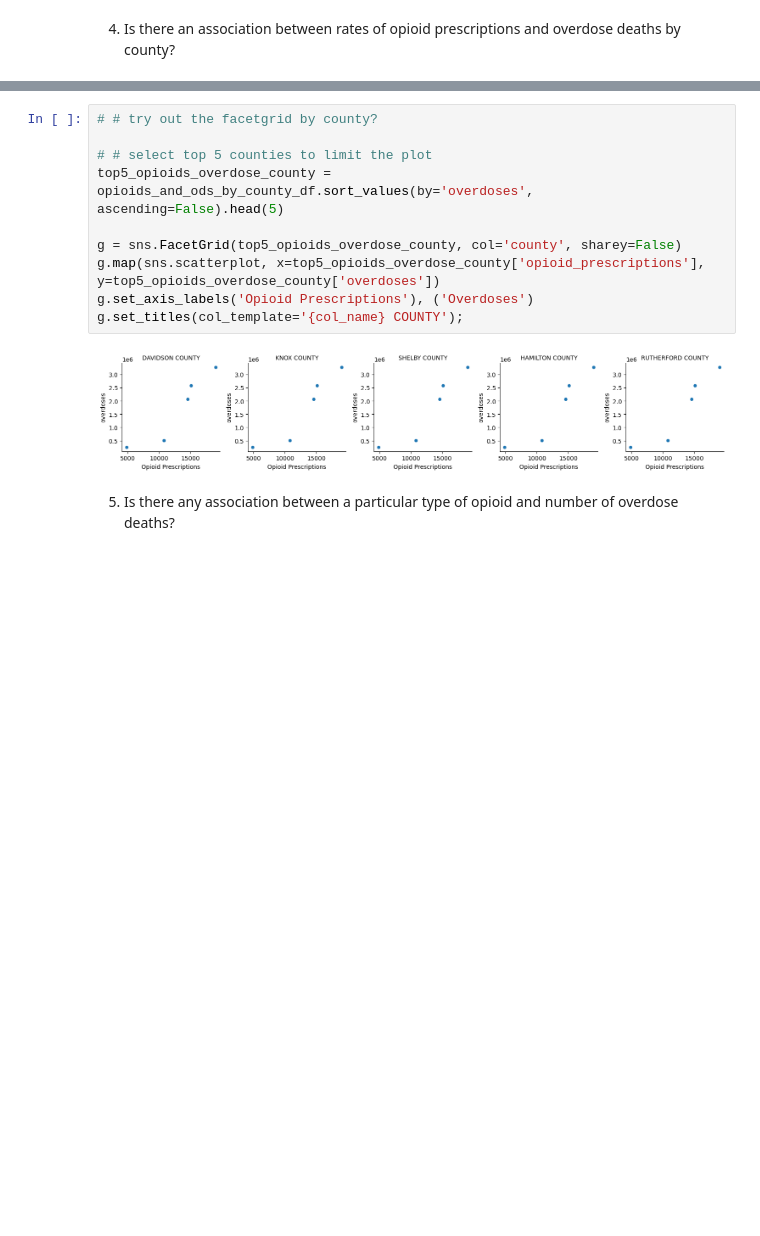
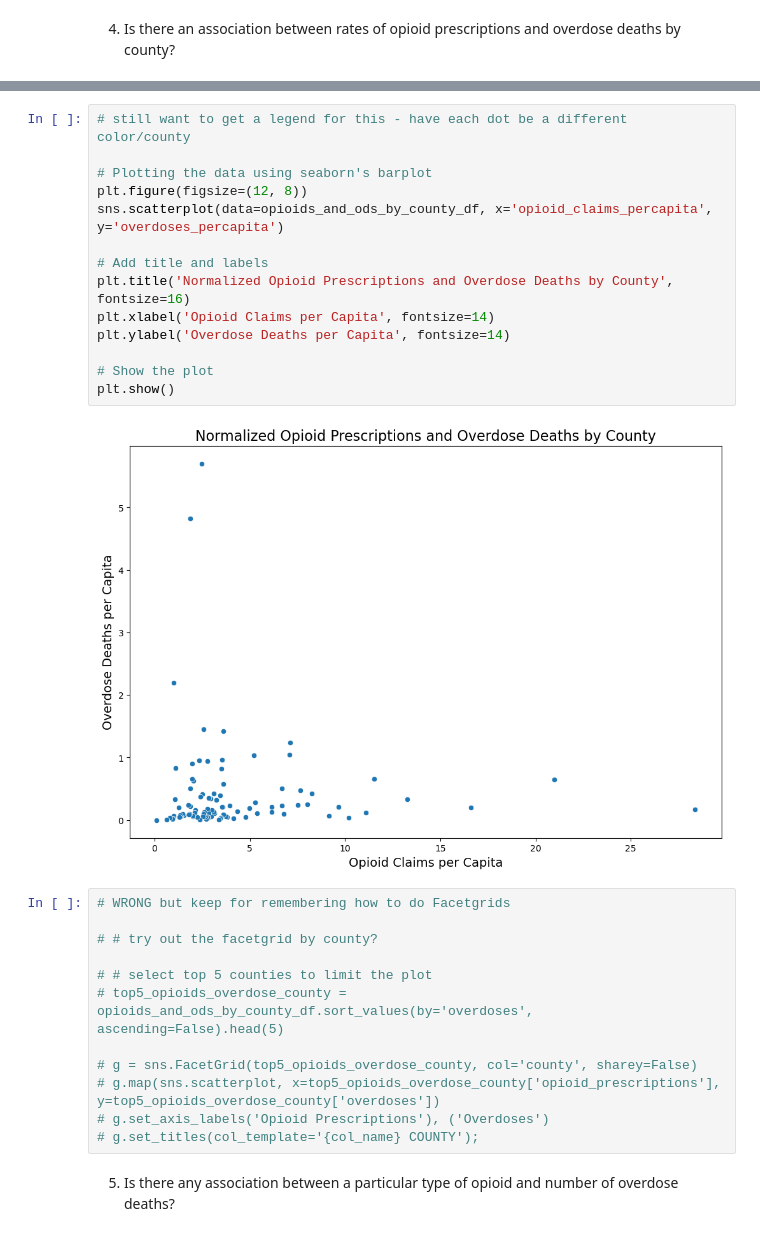
Before and after one commit to NSS-Data-Analytics-Cohort-12/prescribers-python-da12-v2-90-jen, a Jupyter notebook: notebooks/prescribers.ipynb, the cells around one changed output, grey strips where cells are left out. Cells and saved outputs as stored; diff of their text form; blank space fills up the shorter version.

```diff
--- a/notebooks/prescribers.ipynb
+++ b/notebooks/prescribers.ipynb
@@ -211,15 +201,31 @@ WRONG but keep for remembering how to do Facetgrids :)
+# %%
+# still want to get a legend for this - have each dot be a different color/county
+
+# Plotting the data using seaborn's barplot
+plt.figure(figsize=(12, 8))
+sns.scatterplot(data=opioids_and_ods_by_county_df, x='opioid_claims_percapita', y='overdoses_percapita')
+
+# Add title and labels
+plt.title('Normalized Opioid Prescriptions and Overdose Deaths by County', fontsize=16)
+plt.xlabel('Opioid Claims per Capita', fontsize=14)
+plt.ylabel('Overdose Deaths per Capita', fontsize=14)
+
+# Show the plot
+plt.show()
+# %% [output]
+[figure, added]
 # %%
+# WRONG but keep for remembering how to do Facetgrids
+
 # # try out the facetgrid by county?
 
 # # select top 5 counties to limit the plot
-top5_opioids_overdose_county = opioids_and_ods_by_county_df.sort_values(by='overdoses', ascending=False).head(5)
+# top5_opioids_overdose_county = opioids_and_ods_by_county_df.sort_values(by='overdoses', ascending=False).head(5)
 
-g = sns.FacetGrid(top5_opioids_overdose_county, col='county', sharey=False)
-g.map(sns.scatterplot, x=top5_opioids_overdose_county['opioid_prescriptions'], y=top5_opioids_overdose_county['overdoses'])
-g.set_axis_labels('Opioid Prescriptions'), ('Overdoses')
-g.set_titles(col_template='{col_name} COUNTY');
+# g = sns.FacetGrid(top5_opioids_overdose_county, col='county', sharey=False)
+# g.map(sns.scatterplot, x=top5_opioids_overdose_county['opioid_prescriptions'], y=top5_opioids_overdose_county['overdoses'])
+# g.set_axis_labels('Opioid Prescriptions'), ('Overdoses')
+# g.set_titles(col_template='{col_name} COUNTY');
-# %% [output]
-[figure, removed]
 # %% [markdown]
 5. Is there any association between a particular type of opioid and number of overdose deaths?
 # %%
```
Also changed, not shown: parts of 8 cells of this notebook.
